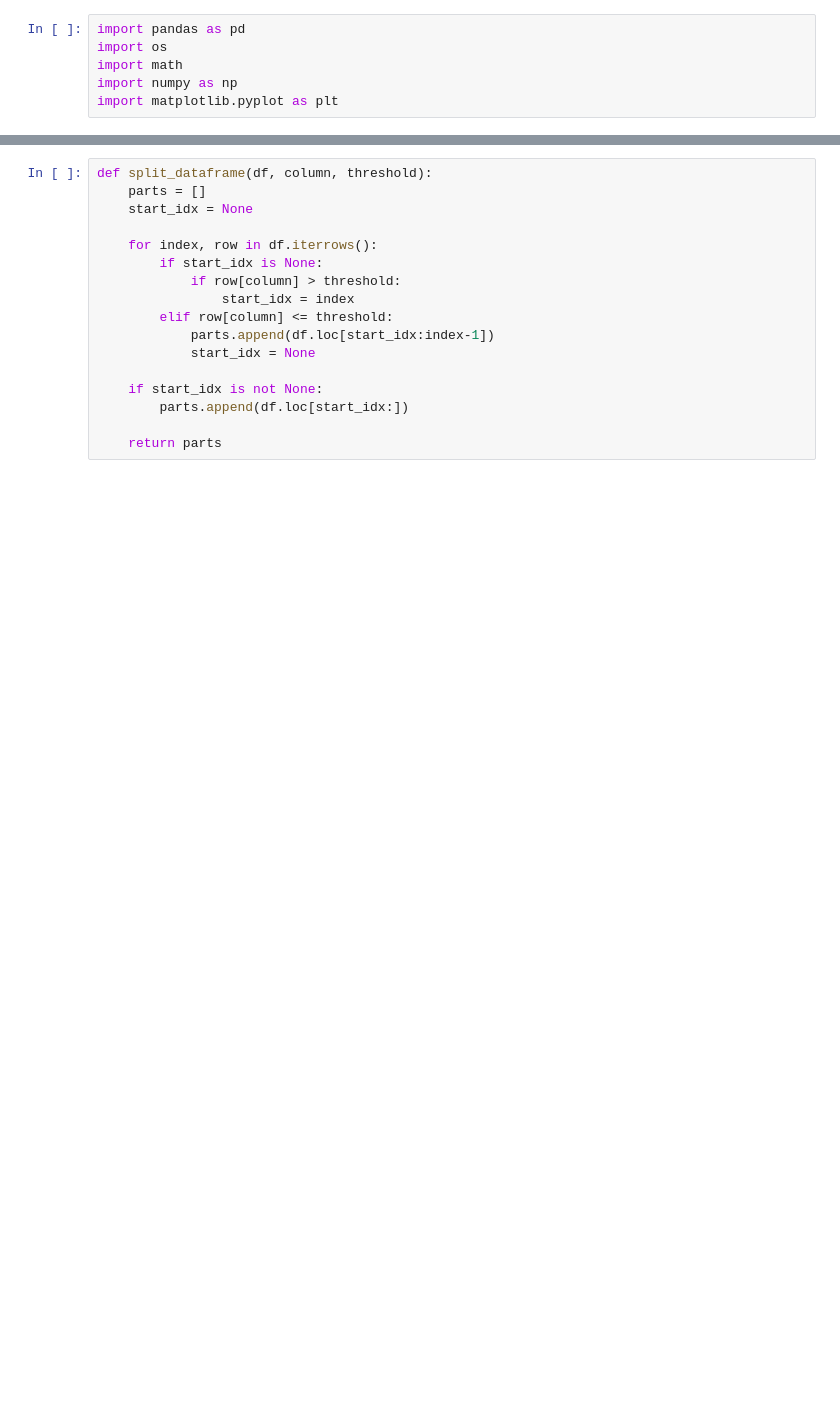
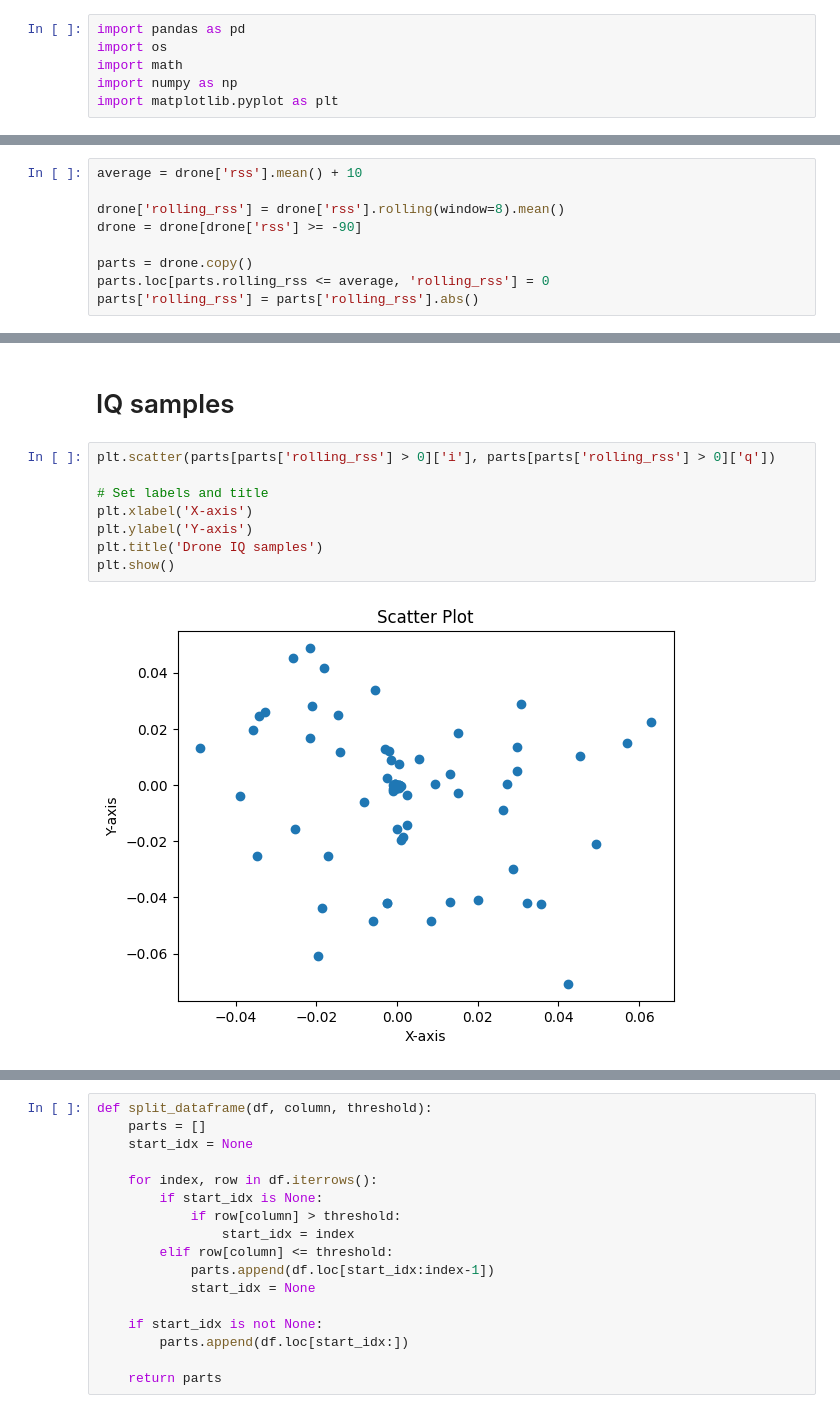
Before and after one commit to JosWigchert/AntennaRadiationPatternOfDrone, a Jupyter notebook: iq_samples.ipynb, the cells around one changed output, grey strips where cells are left out. Cells and saved outputs as stored; diff of their text form; blank space fills up the shorter version.

```diff
--- a/iq_samples.ipynb
+++ b/iq_samples.ipynb
@@ -63,0 +74,9 @@ plt.show()
+# %%
+average = drone['rss'].mean() + 10
+
+drone['rolling_rss'] = drone['rss'].rolling(window=8).mean()
+drone = drone[drone['rss'] >= -90]
+
+parts = drone.copy()
+parts.loc[parts.rolling_rss <= average, 'rolling_rss'] = 0
+parts['rolling_rss'] = parts['rolling_rss'].abs()
@@ -63,0 +109,12 @@ plt.show()
+# %% [markdown]
+# IQ samples
+# %%
+plt.scatter(parts[parts['rolling_rss'] > 0]['i'], parts[parts['rolling_rss'] > 0]['q'])
+
+# Set labels and title
+plt.xlabel('X-axis')
+plt.ylabel('Y-axis')
+plt.title('Drone IQ samples')
+plt.show()
+# %% [output]
+[figure, added]
```
Also changed, not shown: parts of 8 cells of this notebook, 9 other files.
